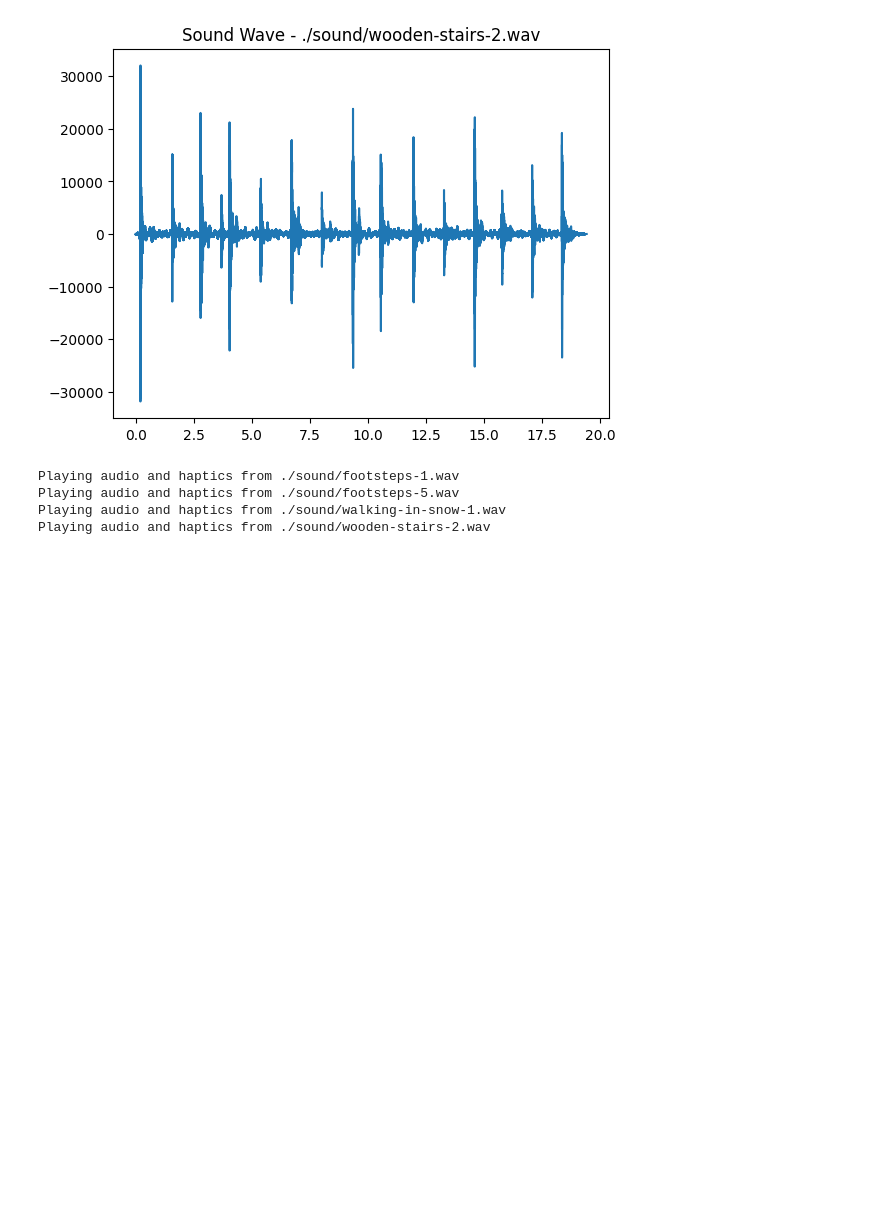
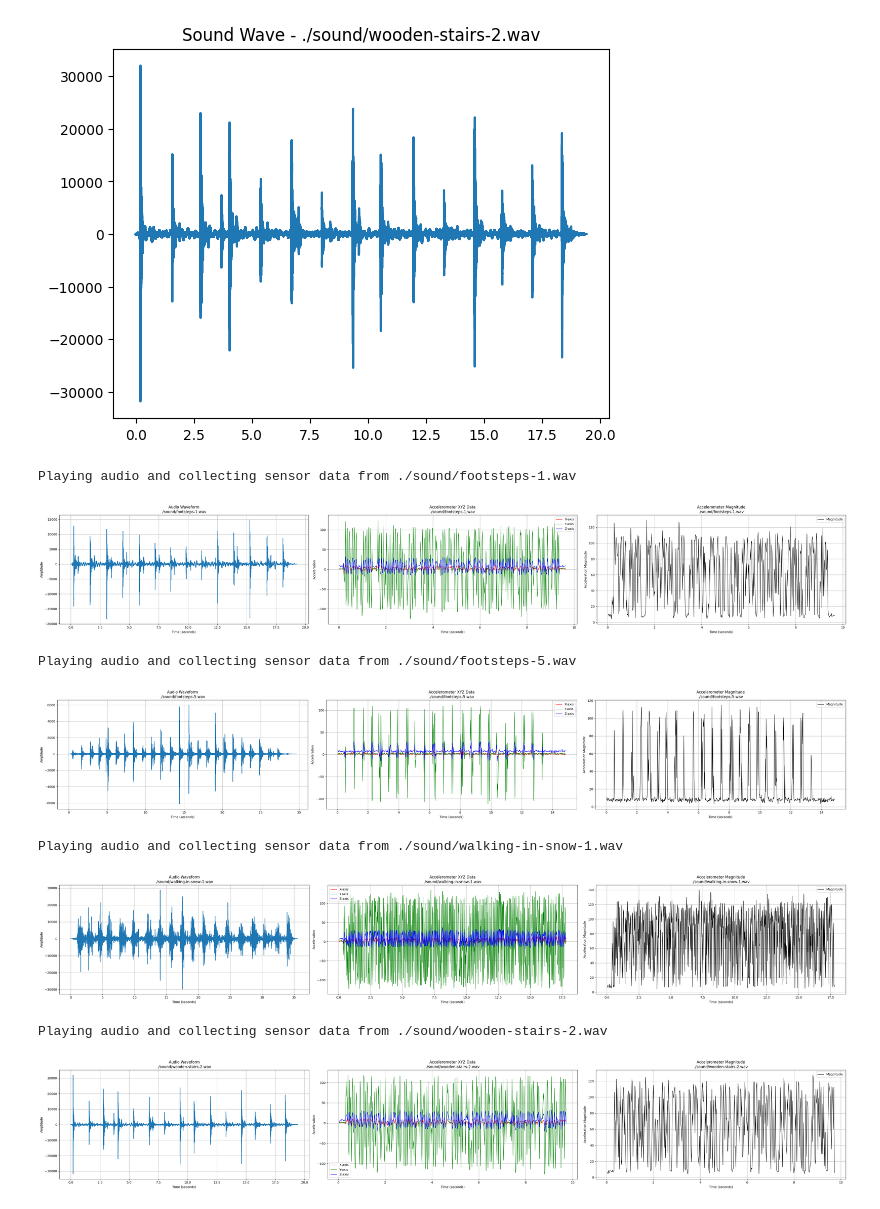
Before and after one commit to wayne-xyz/dualsense-rpi-demo, a Jupyter notebook: vibra_status_classi/sound&LRA.ipynb, the cells around one changed output. Saved outputs shown, nothing was run; the diff lists cells and outputs as text; code cells hidden in the pictures; blank space fills up the shorter version.

Commit message:
update the sound playing and vib and sensor visulization

```diff
--- a/vibra_status_classi/sound&LRA.ipynb
+++ b/vibra_status_classi/sound&LRA.ipynb
@@ -100,15 +181,19 @@ for sound in [footstep_sound1, footstep_sound2, footstep_sound3_snow, footstep_s
 # %%
 dualsense = pydualsense.pydualsense()
 dualsense.init()
 
-play_audio_haptics_realtime(dualsense, footstep_sound1, intensity_scale=1.0)
-play_audio_haptics_realtime(dualsense, footstep_sound2, intensity_scale=1.0)
-play_audio_haptics_realtime(dualsense, footstep_sound3_snow, intensity_scale=1.0)
-play_audio_haptics_realtime(dualsense, footstep_sound4_woodenstairs, intensity_scale=1.0)
+play_audio_haptics_with_sensors(dualsense, footstep_sound1, intensity_scale=1.0)
+play_audio_haptics_with_sensors(dualsense, footstep_sound2, intensity_scale=1.0)
+play_audio_haptics_with_sensors(dualsense, footstep_sound3_snow, intensity_scale=1.0)
+play_audio_haptics_with_sensors(dualsense, footstep_sound4_woodenstairs, intensity_scale=1.0)
 
 dualsense.close()
 # %% [output]
-Playing audio and haptics from ./sound/footsteps-1.wav
-Playing audio and haptics from ./sound/footsteps-5.wav
-Playing audio and haptics from ./sound/walking-in-snow-1.wav
-Playing audio and haptics from ./sound/wooden-stairs-2.wav
+Playing audio and collecting sensor data from ./sound/footsteps-1.wav
+[figure, added]
+Playing audio and collecting sensor data from ./sound/footsteps-5.wav
+[figure, added]
+Playing audio and collecting sensor data from ./sound/walking-in-snow-1.wav
+[figure, added]
+Playing audio and collecting sensor data from ./sound/wooden-stairs-2.wav
+[figure, added]
```
Also changed, not shown: parts of 1 cell of this notebook, 3 other files.
